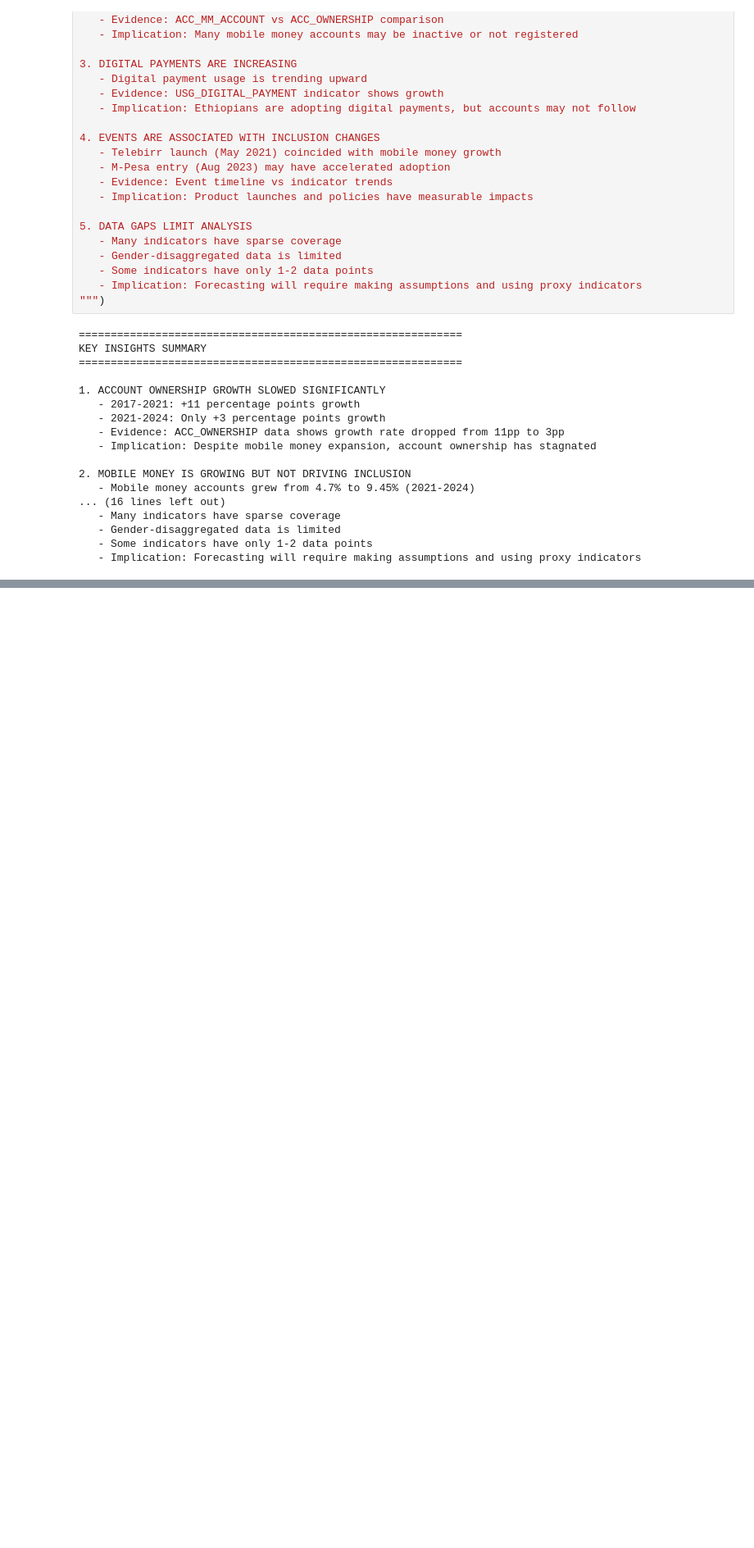
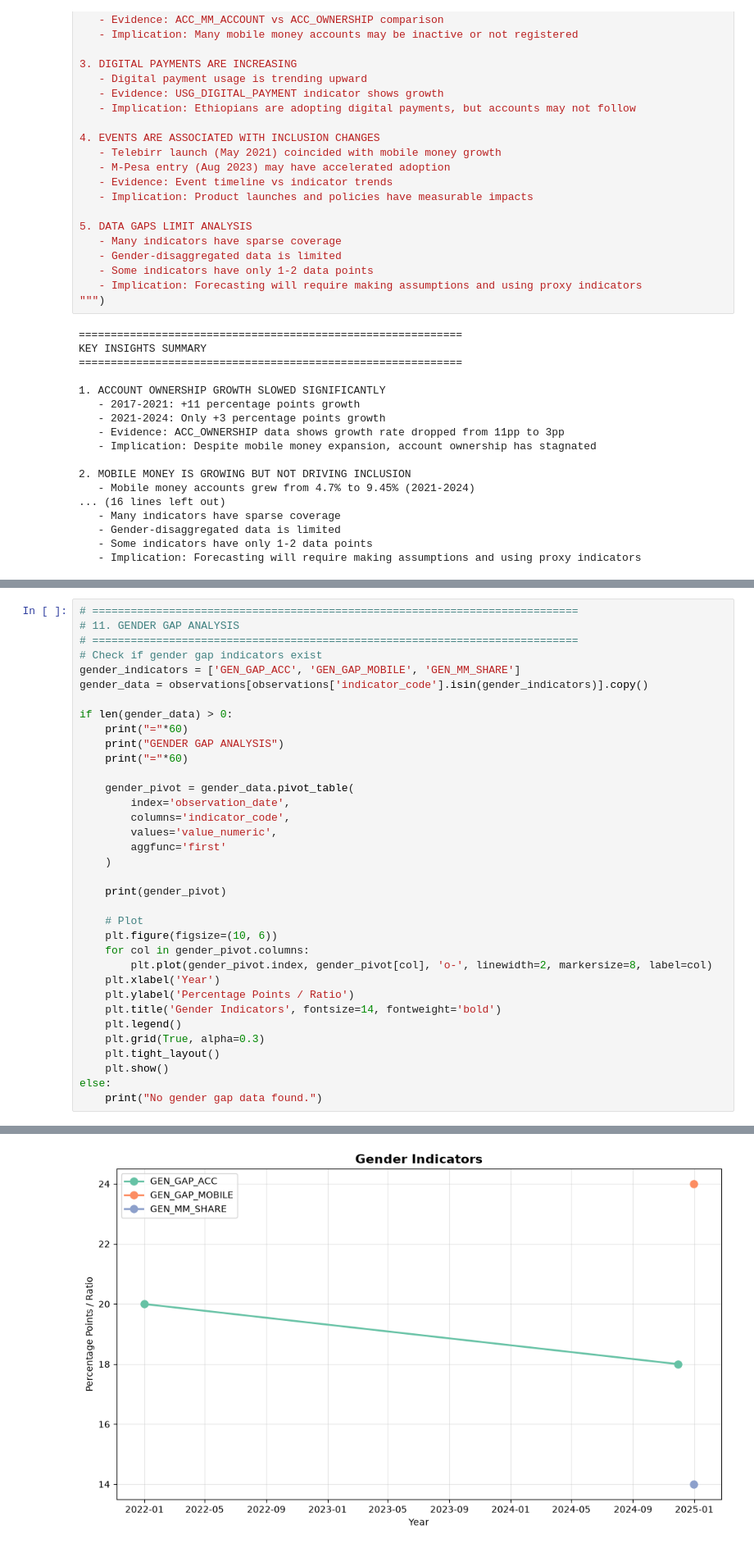
Before and after one commit to lidu16/ethiopia-fi-forecast, a Jupyter notebook: notebooks/02_Exploratory_Data_Analysis.ipynb, the cells around one changed output, grey strips where cells are left out. Shown at 82% size. Cells and saved outputs as stored; diff of their text form; blank space fills up the shorter version.

```diff
--- a/notebooks/02_Exploratory_Data_Analysis.ipynb
+++ b/notebooks/02_Exploratory_Data_Analysis.ipynb
@@ -688,0 +916,36 @@ KEY INSIGHTS SUMMARY
+# %%
+# ============================================================================
+# 11. GENDER GAP ANALYSIS
+# ============================================================================
+# Check if gender gap indicators exist
+gender_indicators = ['GEN_GAP_ACC', 'GEN_GAP_MOBILE', 'GEN_MM_SHARE']
+gender_data = observations[observations['indicator_code'].isin(gender_indicators)].copy()
+
+if len(gender_data) > 0:
+    print("="*60)
+    print("GENDER GAP ANALYSIS")
+    print("="*60)
+
+    gender_pivot = gender_data.pivot_table(
+        index='observation_date',
+        columns='indicator_code',
+        values='value_numeric',
+        aggfunc='first'
+    )
+
+    print(gender_pivot)
+
+    # Plot
+    plt.figure(figsize=(10, 6))
+    for col in gender_pivot.columns:
+        plt.plot(gender_pivot.index, gender_pivot[col], 'o-', linewidth=2, markersize=8, label=col)
+    plt.xlabel('Year')
+    plt.ylabel('Percentage Points / Ratio')
+    plt.title('Gender Indicators', fontsize=14, fontweight='bold')
+    plt.legend()
+    plt.grid(True, alpha=0.3)
+    plt.tight_layout()
+    plt.show()
+else:
+    print("No gender gap data found.")
+# %% [output]
@@ -688,0 +960 @@ KEY INSIGHTS SUMMARY
+[figure, added]
```
Also changed, not shown: parts of 10 cells of this notebook, 7 other files.
